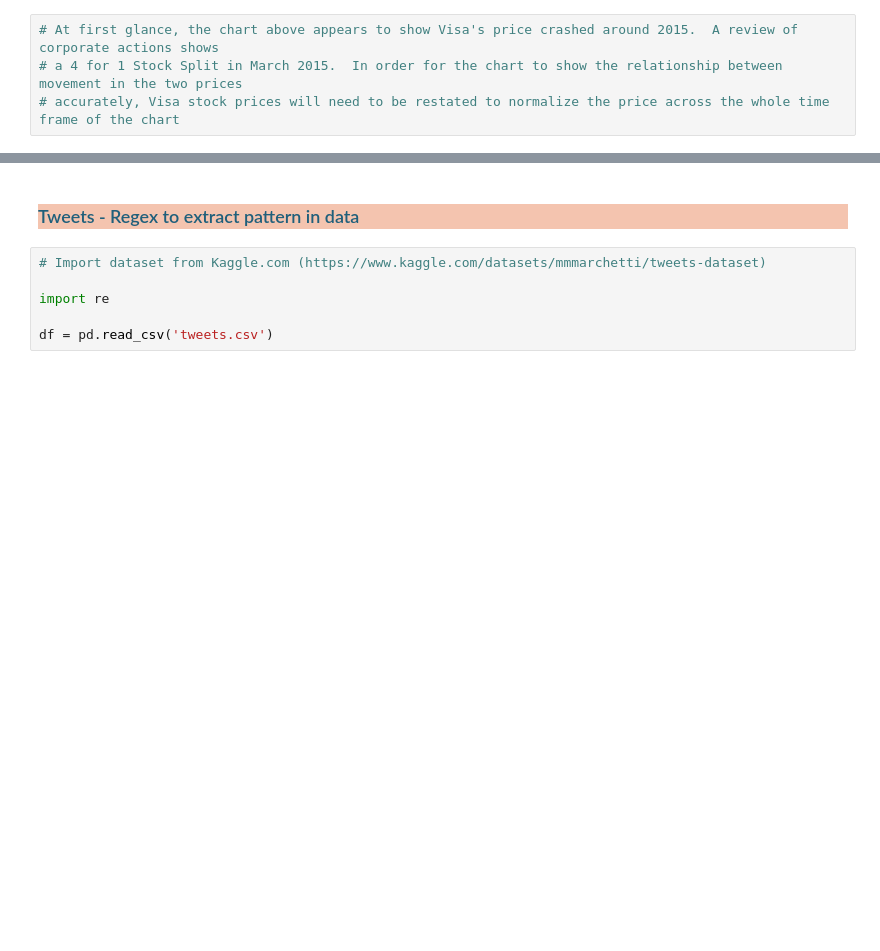
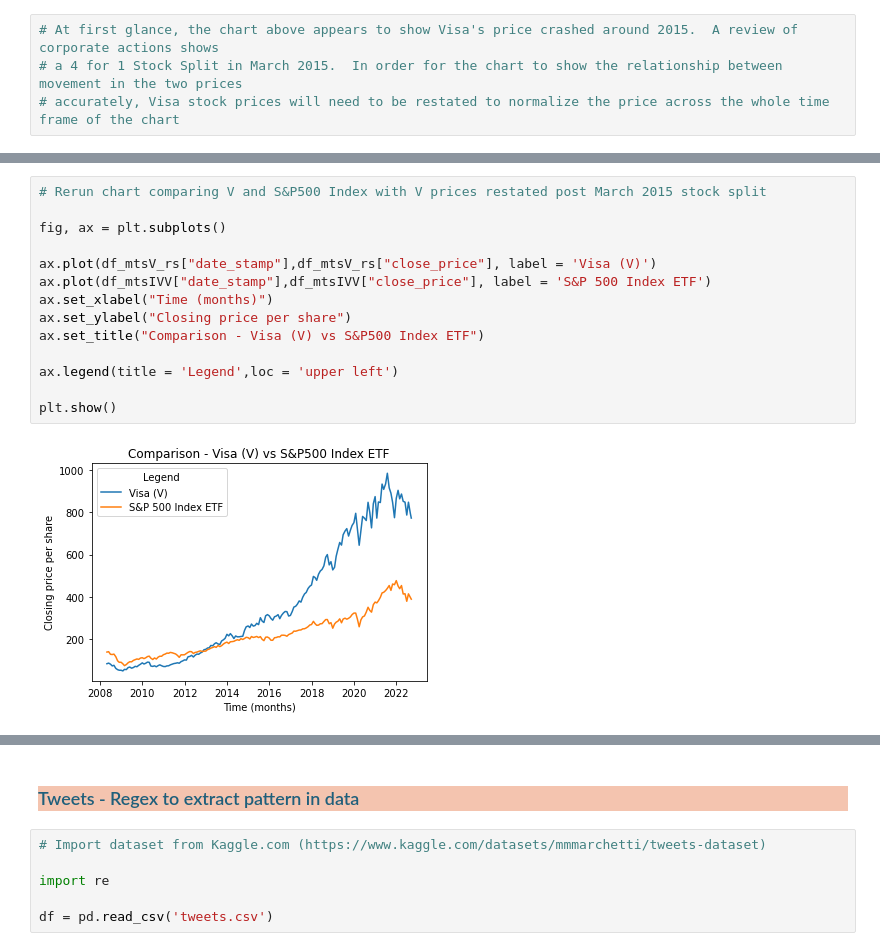
Before and after one commit to WagnerLD/UCDPA_LisaWagner, a Jupyter notebook: UCDPA_LisaWagner_Assignment/UCDPA_LisaWagner_Assignment.ipynb, the cells around one changed output, grey strips where cells are left out. Cells and saved outputs as stored; diff of their text form; blank space fills up the shorter version.

```diff
--- a/UCDPA_LisaWagner_Assignment/UCDPA_LisaWagner_Assignment.ipynb
+++ b/UCDPA_LisaWagner_Assignment/UCDPA_LisaWagner_Assignment.ipynb
@@ -619,0 +593,16 @@ plt.show()
+# %%
+# Rerun chart comparing V and S&P500 Index with V prices restated post March 2015 stock split
+
+fig, ax = plt.subplots()
+
+ax.plot(df_mtsV_rs["date_stamp"],df_mtsV_rs["close_price"], label = 'Visa (V)')
+ax.plot(df_mtsIVV["date_stamp"],df_mtsIVV["close_price"], label = 'S&P 500 Index ETF')
+ax.set_xlabel("Time (months)")
+ax.set_ylabel("Closing price per share")
+ax.set_title("Comparison - Visa (V) vs S&P500 Index ETF")
+
+ax.legend(title = 'Legend',loc = 'upper left')
+
+plt.show()
+# %% [output]
+[figure, added]
```
Also changed, not shown: parts of 27 cells of this notebook, 1 other file.
